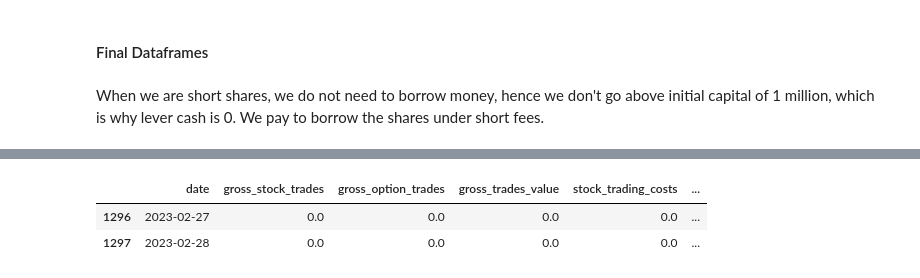
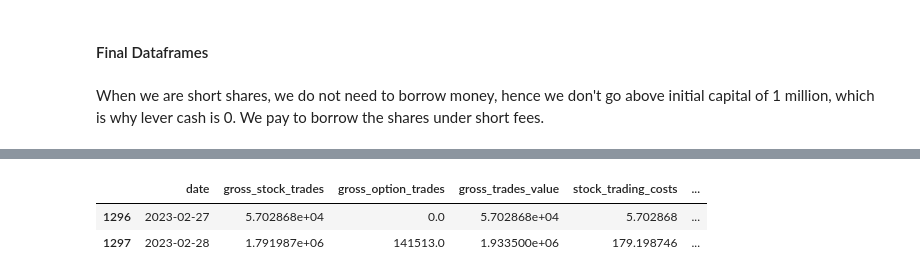
Before and after one commit to jyfinm/QTS_Final_Project, a Jupyter notebook: limits.ipynb, the cells around one changed output, grey strips where cells are left out. Saved outputs shown, nothing was run; the diff lists cells and outputs as text; code cells hidden in the pictures.

```diff
--- a/limits.ipynb
+++ b/limits.ipynb
@@ -979,9 +979,9 @@ PL_dfs['trade_3']['tot_cash'][PL_dfs['trade_3']['tot_cash'].idxmax()]
 # %%
-PL_dfs['trade_2'][-2:]
+PL_dfs['trade_1'][-2:]
 # %% [output]
 |  | date | gross_stock_trades | gross_option_trades | gross_trades_value | stock_trading_costs | ... |
-| 1296 | 2023-02-27 | 0.0 | 0.0 | 0.0 | 0.0 | ... |
-| 1297 | 2023-02-28 | 0.0 | 0.0 | 0.0 | 0.0 | ... |
+| 1296 | 2023-02-27 | 5.702868e+04 | 0.0 | 5.702868e+04 | 5.702868 | ... |
+| 1297 | 2023-02-28 | 1.791987e+06 | 141513.0 | 1.933500e+06 | 179.198746 | ... |
 # %%
 os.makedirs('simdata', exist_ok=True)
 
```
Also changed, not shown: parts of 32 cells of this notebook.
